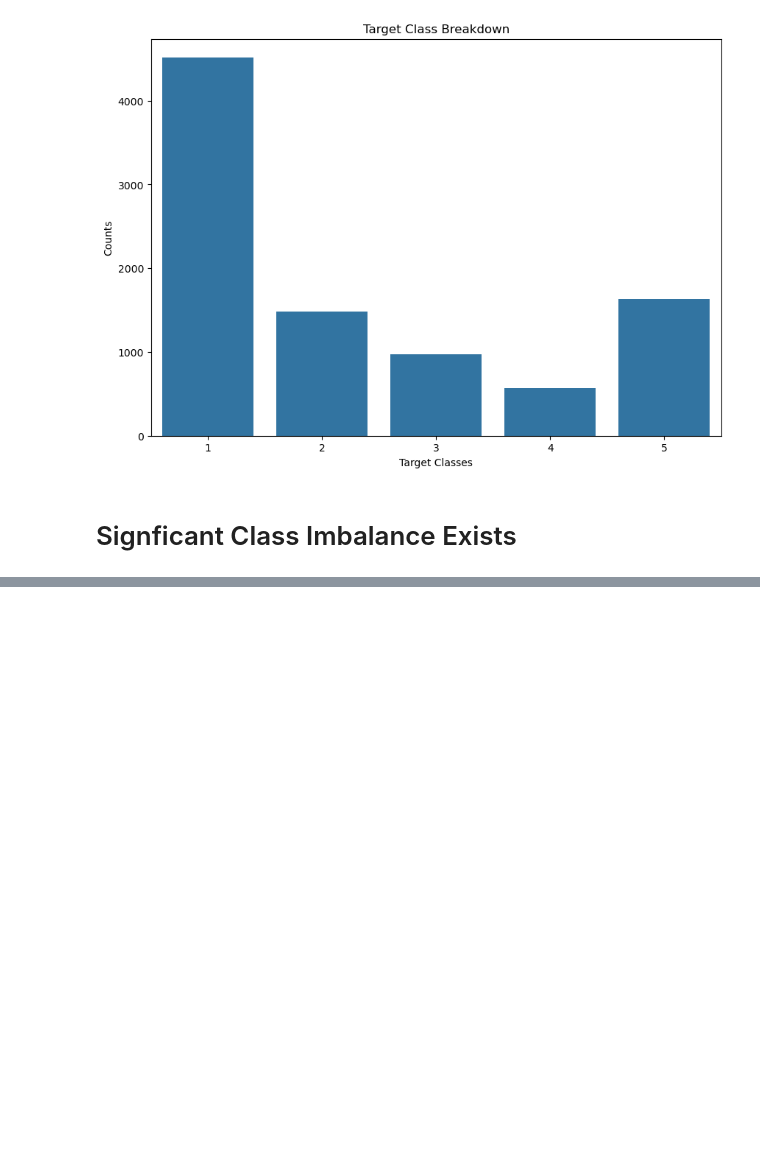
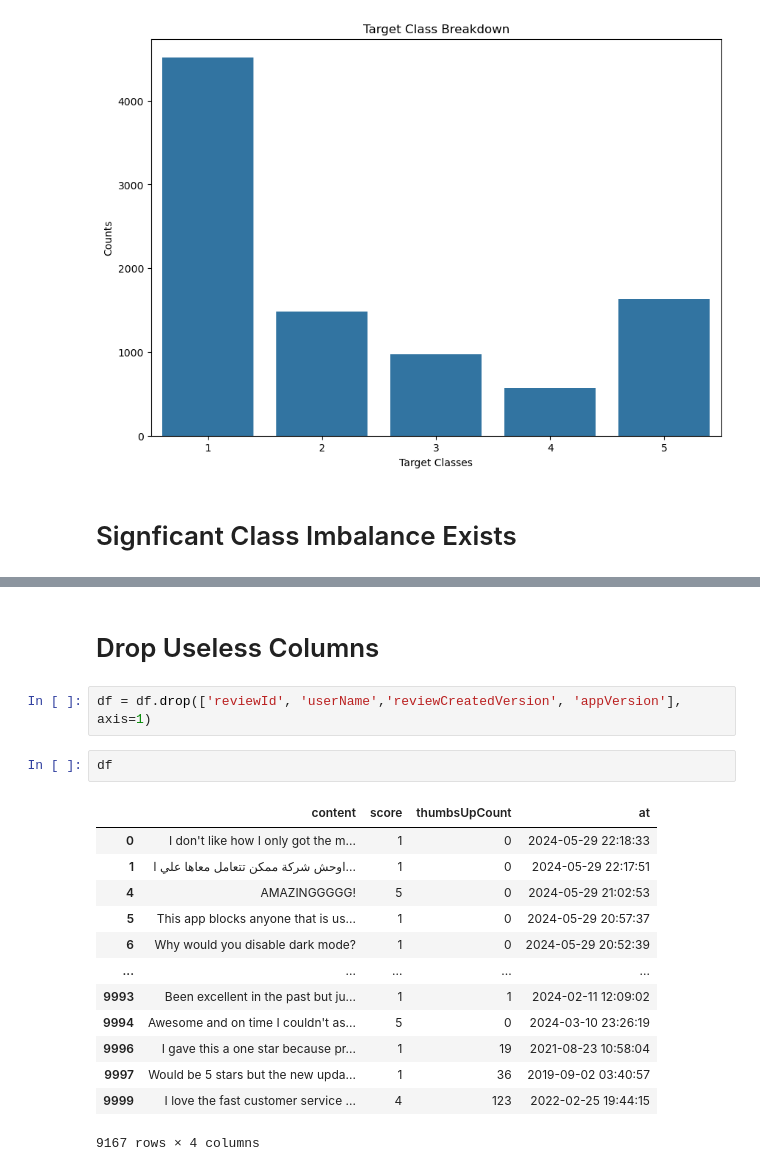
Before and after one commit to MaukanMir/Amazon-Shipping-Reviews-Sentiment-Analysis, a Jupyter notebook: training.ipynb, the cells around one changed output, grey strips where cells are left out. Cells and saved outputs as stored; diff of their text form; blank space fills up the shorter version.

```diff
--- a/training.ipynb
+++ b/training.ipynb
@@ -85,0 +99,20 @@ check_class_balance(df["score"])
+# %% [markdown]
+# Drop Useless Columns
+# %%
+df = df.drop(['reviewId', 'userName','reviewCreatedVersion', 'appVersion'], axis=1)
+# %%
+df
+# %% [output]
+|  | content | score | thumbsUpCount | at |
+| 0 | I don't like how I only got the m... | 1 | 0 | 2024-05-29 22:18:33 |
+| 1 | اوحش شركة ممكن تتعامل معاها علي ا... | 1 | 0 | 2024-05-29 22:17:51 |
+| 4 | AMAZINGGGGG! | 5 | 0 | 2024-05-29 21:02:53 |
+| 5 | This app blocks anyone that is us... | 1 | 0 | 2024-05-29 20:57:37 |
+| 6 | Why would you disable dark mode? | 1 | 0 | 2024-05-29 20:52:39 |
+| ... | ... | ... | ... | ... |
+| 9993 | Been excellent in the past but ju... | 1 | 1 | 2024-02-11 12:09:02 |
+| 9994 | Awesome and on time I couldn't as... | 5 | 0 | 2024-03-10 23:26:19 |
+| 9996 | I gave this a one star because pr... | 1 | 19 | 2021-08-23 10:58:04 |
+| 9997 | Would be 5 stars but the new upda... | 1 | 36 | 2019-09-02 03:40:57 |
+| 9999 | I love the fast customer service ... | 4 | 123 | 2022-02-25 19:44:15 |
+9167 rows × 4 columns
```
Also changed, not shown: parts of 2 cells of this notebook.
